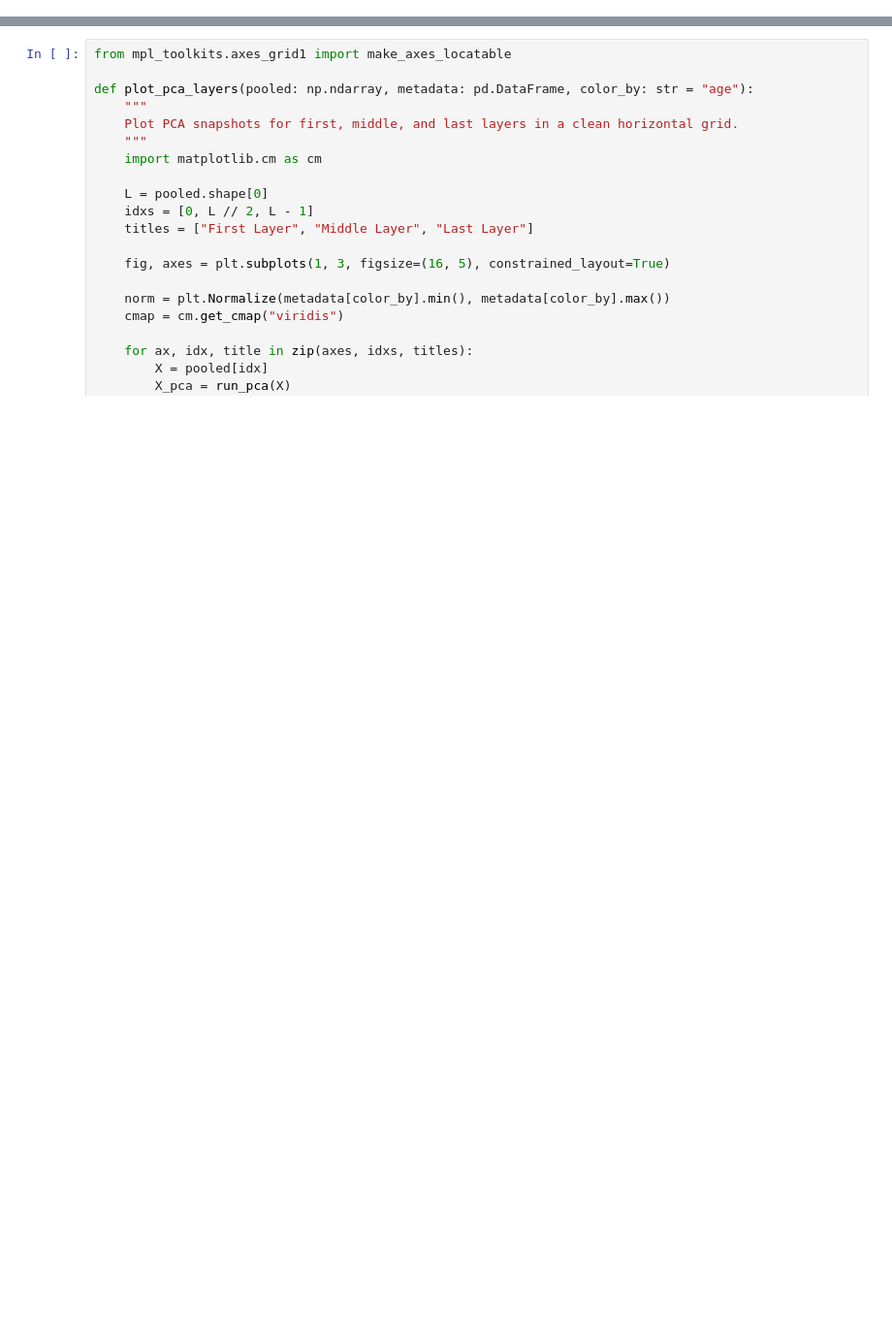
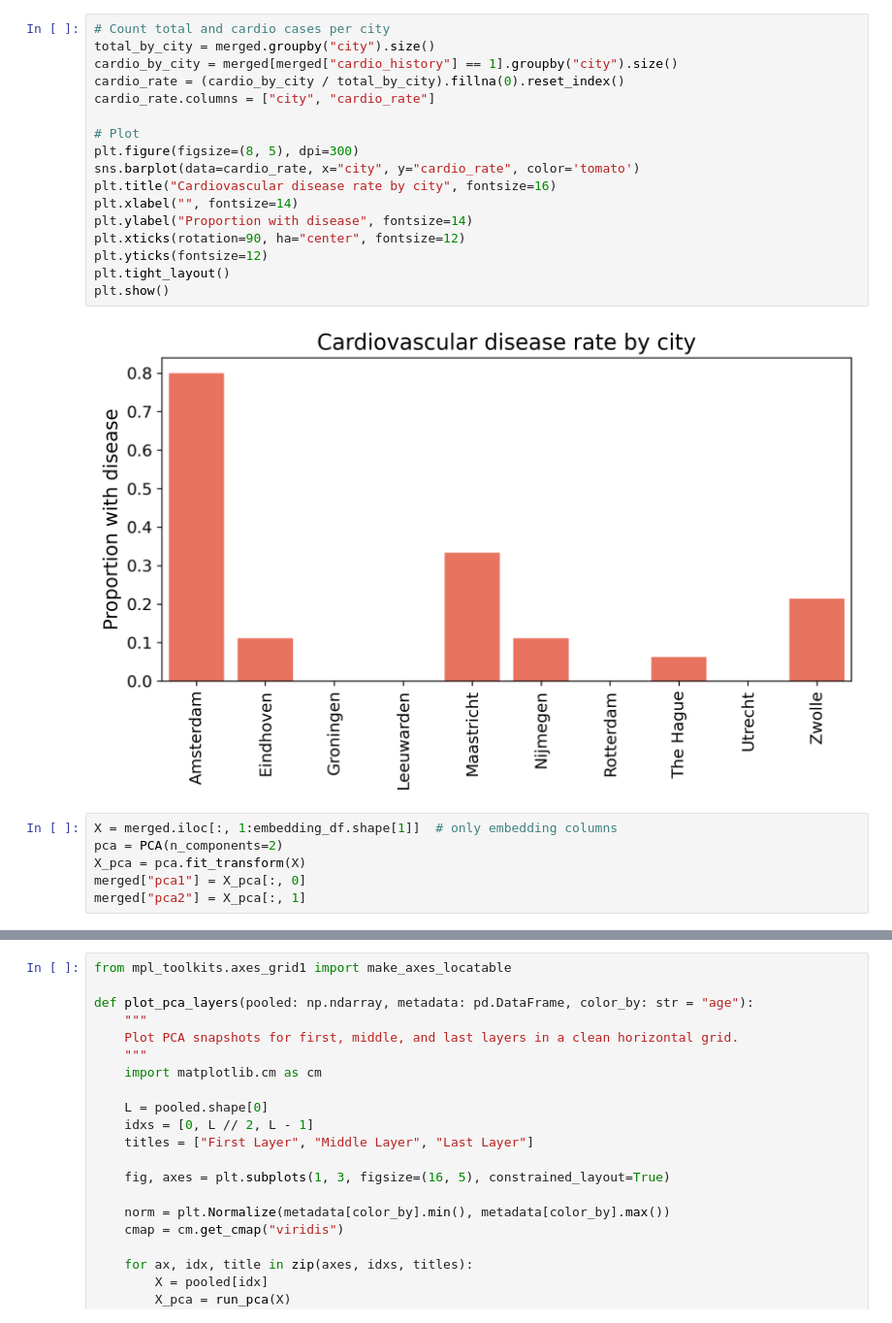
Before and after one commit to niznik-dev/predicting-zygosity, a Jupyter notebook: embeddings/explore_results.ipynb, the cells around one changed output, grey strips where cells are left out. Shown: that part at 97% size. Saved outputs shown, nothing was run; the diff lists cells and outputs as text; blank space fills up the shorter version.

```diff
--- a/embeddings/explore_results.ipynb
+++ b/embeddings/explore_results.ipynb
@@ -57,0 +118,25 @@ def run_pca(X: np.ndarray, n_components: int = 2) -> np.ndarray:
+# %%
+# Count total and cardio cases per city
+total_by_city = merged.groupby("city").size()
+cardio_by_city = merged[merged["cardio_history"] == 1].groupby("city").size()
+cardio_rate = (cardio_by_city / total_by_city).fillna(0).reset_index()
+cardio_rate.columns = ["city", "cardio_rate"]
+
+# Plot
+plt.figure(figsize=(8, 5), dpi=300)
+sns.barplot(data=cardio_rate, x="city", y="cardio_rate", color='tomato')
+plt.title("Cardiovascular disease rate by city", fontsize=16)
+plt.xlabel("", fontsize=14)
+plt.ylabel("Proportion with disease", fontsize=14)
+plt.xticks(rotation=90, ha="center", fontsize=12)
+plt.yticks(fontsize=12)
+plt.tight_layout()
+plt.show()
+# %% [output]
+[figure, added]
+# %%
+X = merged.iloc[:, 1:embedding_df.shape[1]]  # only embedding columns
+pca = PCA(n_components=2)
+X_pca = pca.fit_transform(X)
+merged["pca1"] = X_pca[:, 0]
+merged["pca2"] = X_pca[:, 1]
```
Also changed, not shown: parts of 9 cells of this notebook, 5 other files.
